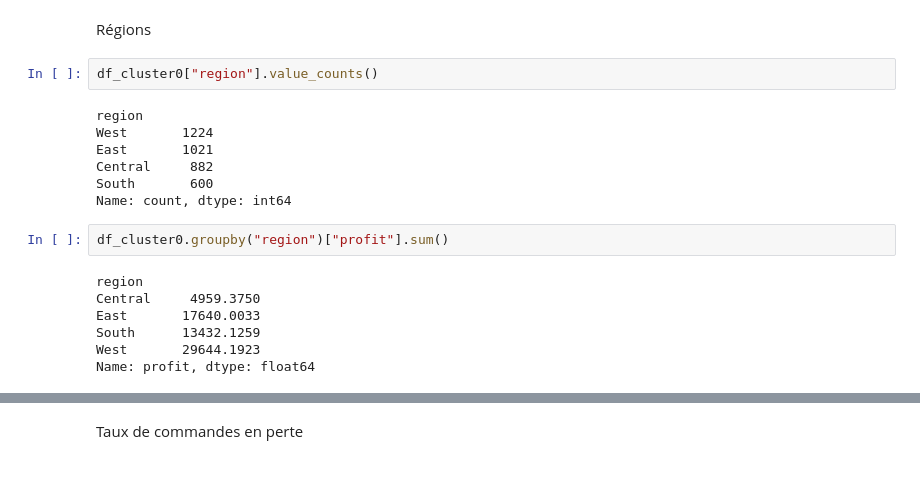
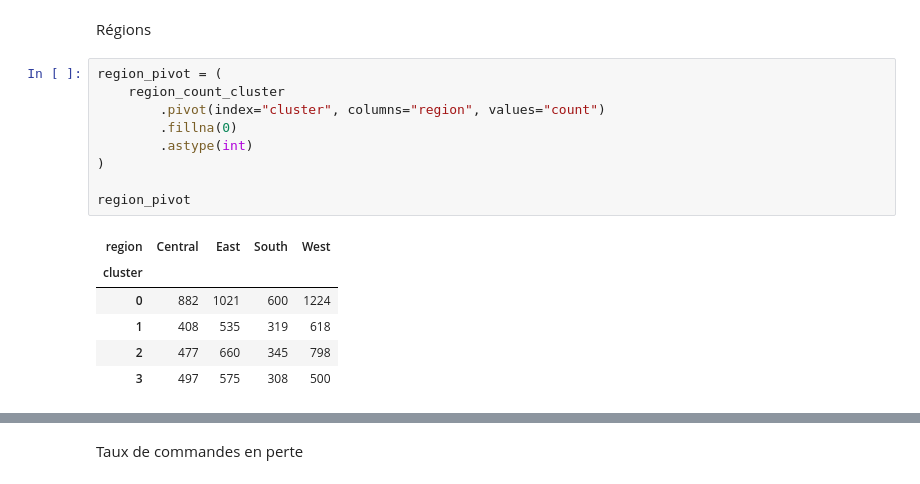
Before and after one commit to msshaqura/project_superstore, a Jupyter notebook: notebooks/sample_superstore.ipynb, the cells around one changed output, grey strips where cells are left out. Drawn from its saved outputs; the diff is of its cells as text.

Commit message:
Final ML clustering + visualisations + subcategory analysis

```diff
--- a/notebooks/sample_superstore.ipynb
+++ b/notebooks/sample_superstore.ipynb
@@ -1613,20 +1481,18 @@ Name: profit, dtype: float64
 # %% [markdown]
 Régions
 # %%
-df_cluster0["region"].value_counts()
+region_pivot = (
+    region_count_cluster
+        .pivot(index="cluster", columns="region", values="count")
+        .fillna(0)
+        .astype(int)
+)
+
+region_pivot
 # %% [output]
-region
-West       1224
-East       1021
-Central     882
-South       600
-Name: count, dtype: int64
+| region | Central | East | South | West |
+| cluster |  |  |  |  |
+| 0 | 882 | 1021 | 600 | 1224 |
+| 1 | 408 | 535 | 319 | 618 |
+| 2 | 477 | 660 | 345 | 798 |
+| 3 | 497 | 575 | 308 | 500 |
-# %%
-df_cluster0.groupby("region")["profit"].sum()
-# %% [output]
-region
-Central     4959.3750
-East       17640.0033
-South      13432.1259
-West       29644.1923
-Name: profit, dtype: float64
```
Also changed, not shown: parts of 59 cells of this notebook.
